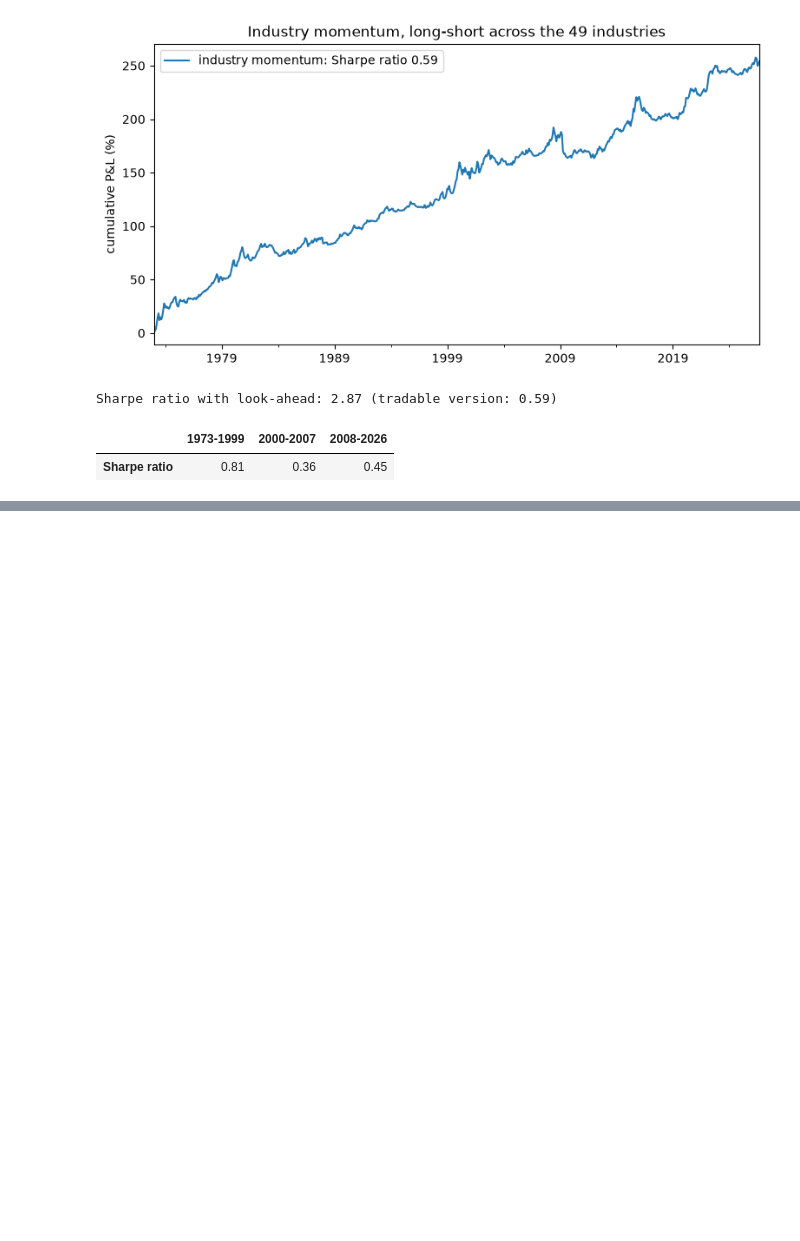
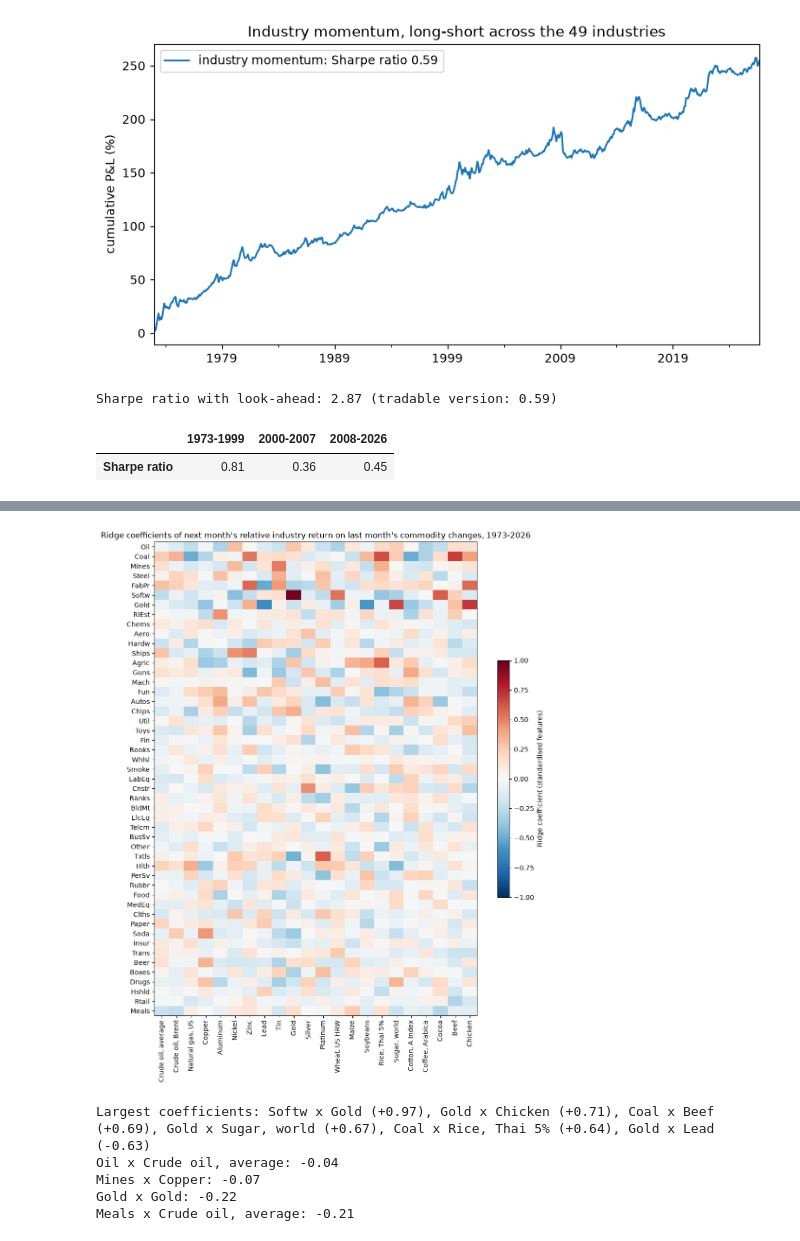
Before and after one commit to SelimLali/Machine_Learning_Trading, a Jupyter notebook: commodities_lead_industries.ipynb, the cells around one changed output, grey strips where cells are left out. Drawn from its saved outputs; the diff is of its cells as text; code cells hidden in the pictures; blank space fills up the shorter version.

```diff
--- a/commodities_lead_industries.ipynb
+++ b/commodities_lead_industries.ipynb
@@ -433,0 +525,28 @@ Industry momentum earns a Sharpe ratio of 0.59 over 1973-2026, 0.81 before 2000
+# %%
+# What the model does with the commodities: coefficients on the 22 commodity features, one fit over 1973-2026
+fit_months = target.loc[EVALUATION_START:].dropna(how="all").index  # months whose next-month return is known
+ridge_full_sample = make_pipeline(StandardScaler(), Ridge(alpha=100))
+ridge_full_sample.fit(both_features.loc[fit_months].fillna(0), target.loc[fit_months])
+coefficients = pd.DataFrame(ridge_full_sample[-1].coef_, index=target.columns, columns=both_features.columns)
+commodity_coefficients = coefficients["commodity_1m"].loc[correlations.index]  # same industry order as in Section 2.6
+
+fig, ax = plt.subplots(figsize=(11, 13))
+image = ax.imshow(commodity_coefficients, cmap="RdBu_r", vmin=-1, vmax=1, aspect="auto")
+ax.set_xticks(range(len(commodity_coefficients.columns)), commodity_coefficients.columns, rotation=90)
+ax.set_yticks(range(len(commodity_coefficients.index)), commodity_coefficients.index)
+fig.colorbar(image, ax=ax, shrink=0.5, label="Ridge coefficient (standardised features)")
+ax.set_title("Ridge coefficients of next month's relative industry return on last month's commodity changes, 1973-2026")
+plt.show()
+
+# The largest coefficients, and the pairs the hypothesis is about
+largest = commodity_coefficients.stack().abs().sort_values(ascending=False).head(6)
+print("Largest coefficients:", ", ".join(f"{i} x {c} ({commodity_coefficients.loc[i, c]:+.2f})" for i, c in largest.index))
+for industry, commodity in [("Oil", "Crude oil, average"), ("Mines", "Copper"), ("Gold", "Gold"), ("Meals", "Crude oil, average")]:
+    print(f"{industry} x {commodity}: {commodity_coefficients.loc[industry, commodity]:+.2f}")
+# %% [output]
+[figure, added]
+Largest coefficients: Softw x Gold (+0.97), Gold x Chicken (+0.71), Coal x Beef (+0.69), Gold x Sugar, world (+0.67), Coal x Rice, Thai 5% (+0.64), Gold x Lead (-0.63)
+Oil x Crude oil, average: -0.04
+Mines x Copper: -0.07
+Gold x Gold: -0.22
+Meals x Crude oil, average: -0.21
```
Also changed, not shown: parts of 12 cells of this notebook.
